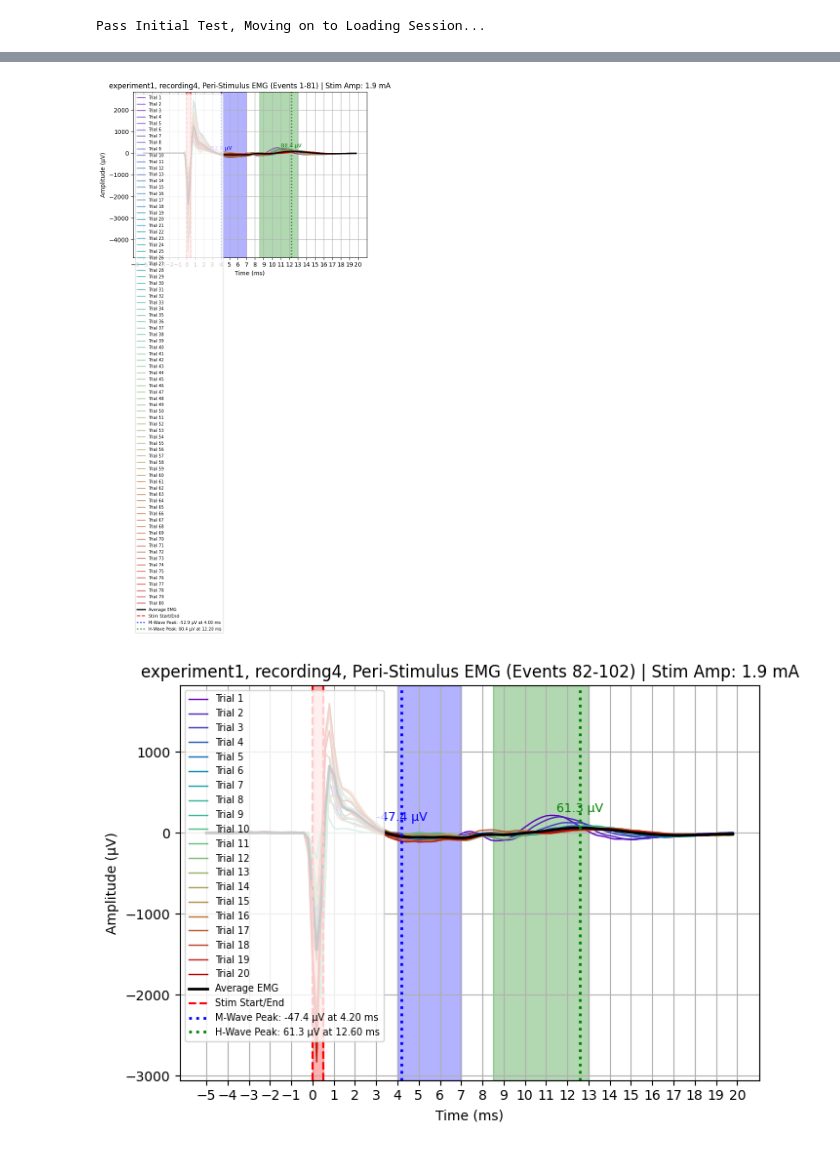
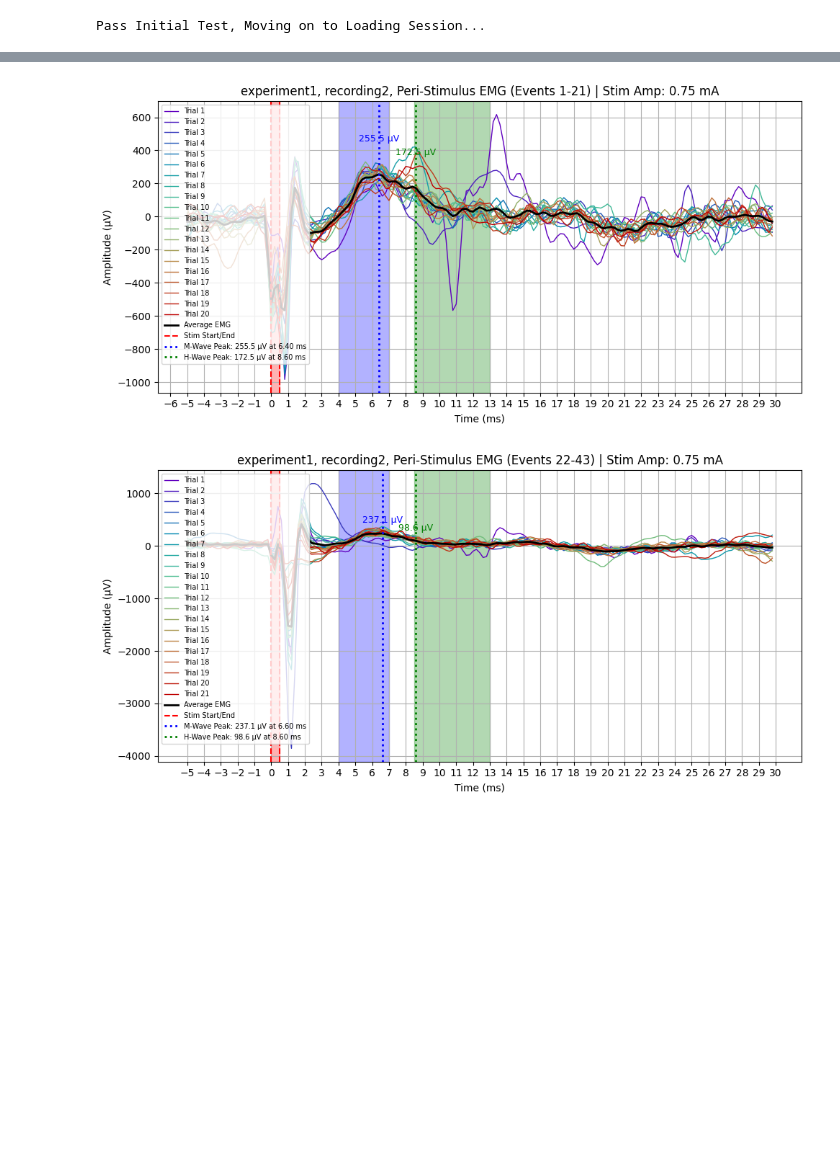
Before and after one commit to yahriels/Open-Ephys-H-Reflex-Python-Data-Analysis, a Jupyter notebook: src/open_ephys/analysis/TrainPeaksOverTime.ipynb, the cells around one changed output, grey strips where cells are left out. Drawn from its saved outputs; the diff is of its cells as text; code cells hidden in the pictures; blank space fills up the shorter version.

```diff
--- a/src/open_ephys/analysis/TrainPeaksOverTime.ipynb
+++ b/src/open_ephys/analysis/TrainPeaksOverTime.ipynb
@@ -49,7 +49,10 @@ def scan_experiment_structure(session_dir, record_node_name="Record Node 106"):
 #directory = 'REG-03/REG-03-RAMP2_2025-08-19_17-53-12_002'
 #directory = 'REG-03/REG-03-TRAIN_2025-08-19_19-07-25_003'
 
-directory = '2-24-2026\SEQ-04_Config1_Test1_2026-02-24_13-50-17_004'
+#directory = '2-24-2026\SEQ-04_Config1_Test1_2026-02-24_13-50-17_004'
+
+directory = '3-13-26-Chronic\HRPilot-12_Chronic_Test12026-03-13_11-40-22_001'
+#directory = '3-13-26\HRPilot-12_Chronic_Test2_2026-03-13_13-54-40_001'
 
 session = Session(directory)
 print('Pass Initial Test, Moving on to Loading Session...\n')
@@ -66,7 +69,7 @@ for exp_name, rec_list in structure.items():
     for rec in rec_list:
         flat_recordings.append((exp_name, rec))
 # %%
-x = 3
+x = 1
 
 exp = "experiment1"
 
@@ -183,7 +186,7 @@ Loaded 208 MessageCenter entries
 # %%
 # ==== Peri-Stimulus Analysis with Shaded Stimulus Duration ====
 pre_event_time = 5   # ms before calculated stim start
-post_event_time = 20 # ms after calculated stim start
+post_event_time = 30 # ms after calculated stim start
 stim_threshold = 0.1 # ADC1 threshold to detect pulse (adjust if needed)
 offstim_threshold = 3
 
@@ -346,7 +349,7 @@ for stim_amp, trigger_times_group in stim_groups:
         for k in range(n_trials)
     ]
 
-    plt.figure(figsize=(7, 5))
+    plt.figure(figsize=(10, 5))
 
     for trial_idx, (_, trace, _) in enumerate(group_data):
         plt.plot(avg_time_ms, trace, color=trial_colors[trial_idx], alpha=1.0, linewidth=1,
@@ -390,32 +393,32 @@ for stim_amp, trigger_times_group in stim_groups:
                 label=f'M-Wave Peak: {m_wave_peak_amp:.1f} μV at {m_wave_peak_time:.2f} ms')
     plt.axvline(x=h_wave_peak_time, color='green', linestyle=':', linewidth=2,
                 label=f'H-Wave Peak: {h_wave_peak_amp:.1f} μV at {h_wave_peak_time:.2f} ms')
 
     plt.text(m_wave_peak_time, m_wave_peak_amp + 200, f'{m_wave_peak_amp:.1f} μV',
             color='blue', fontsize=9, ha='center')
     plt.text(h_wave_peak_time, h_wave_peak_amp + 200, f'{h_wave_peak_amp:.1f} μV',
             color='green', fontsize=9, ha='center')
 
     plt.title(f"{exp}, {yy}, Peri-Stimulus EMG "
             f"(Events {i}-{i + (1)*len(group_data)}) | Stim Amp: {stim_amp} mA")
     plt.xlabel("Time (ms)")
     plt.ylabel("Amplitude (μV)")
     plt.grid(True)
     plt.legend(
         fontsize=7,
         loc="upper left",
         frameon=True,
         framealpha=0.8
     )
     #plt.ylim(top=1500)
 
     min_ms = int(np.floor(avg_time_ms[0]))
     max_ms = int(np.ceil(avg_time_ms[-1]))
     plt.xticks(np.arange(min_ms, max_ms + 1, 1))
 
     plt.tight_layout()
     plt.show()
     i = i + (1)*len(group_data) + 1
 # %% [output]
-[figure, old version]
+[figure, new version]
-[figure, old version]
+[figure, new version]
```
Also changed, not shown: parts of 5 cells of this notebook, 2 other files.
